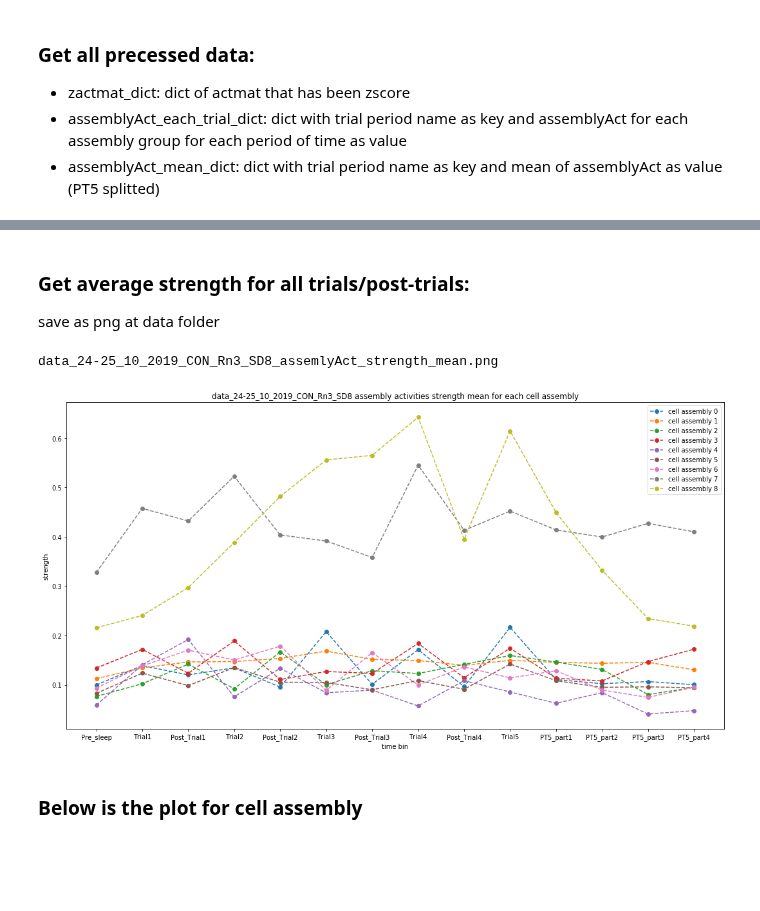
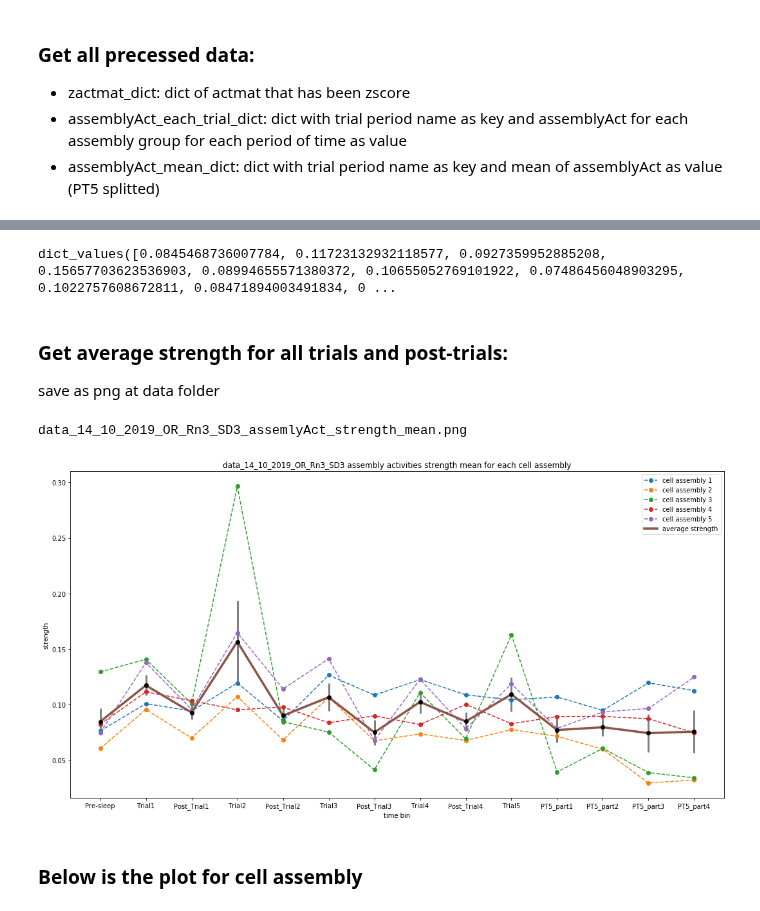
Before and after one commit to Baiguo0016/GenzelLab_cell_assembly_backup, a Jupyter notebook: CellAssemblyMatrixProcessing.ipynb, the cells around one changed output, grey strips where cells are left out. Drawn from its saved outputs; the diff is of its cells as text; code cells hidden in the pictures; blank space fills up the shorter version.

```diff
--- a/CellAssemblyMatrixProcessing.ipynb
+++ b/CellAssemblyMatrixProcessing.ipynb
@@ -41,7 +41,7 @@ def load_actmat(path):
 # %% [markdown]
 ### Change `foler_name` into the correct folder
 # %%
-folder_name = "data_24-25_10_2019_CON_Rn3_SD8"
+folder_name = "data_14_10_2019_OR_Rn3_SD3"
 path = "D:\Internship_Radbound\Cell_Assembly\\" + folder_name
 neuron_name_dict, actmat_dict = load_actmat(path)
 # %%
@@ -261,3 +253,10 @@ for duration_name, each_duration_actmat in actmat_dict_split_PT5.items():
     assemblyAct_mean_dict[duration_name] = [[x] for x in mean_each_assembly]
 # %%
 time_all_mean = combine_all_trial(assemblyAct_mean_dict, complete_list)
+# %%
+#Filter out the outliers of each trial
+time_all_mean_filered = np.where(time_all_mean < 0.5, time_all_mean, np.nan)
+# %%
+lst = list(time_all_mean_filered)
+# creating df object with columns specified
+mean_filter_df = pd.DataFrame(lst, columns = complete_list).dropna()
@@ -264,26 +265,43 @@ time_all_mean = combine_all_trial(assemblyAct_mean_dict, complete_list)
+# %%
+mean_of_each_time_period = mean_filter_df.mean()
+sem_of_each_time_period = mean_filter_df.sem()
+# %%
+dict(mean_of_each_time_period).values()
+# %% [output]
+dict_values([0.0845468736007784, 0.11723132932118577, 0.0927359952885208, 0.15657703623536903, 0.08994655571380372, 0.10655052769101922, 0.07486456048903295, 0.1022757608672811, 0.08471894003491834, 0 ...
 # %% [markdown]
-### Get average strength for all trials/post-trials:
+### Get average strength for all trials and post-trials:
 
 save as png at data folder
 # %%
 plt.figure(figsize=(15,8))
 labels = complete_list
+x = [x for x in range(len(labels))]
 ticks = [x for x in range(len(labels))]
-for index in range(len(time_all_mean)):
+for index in mean_filter_df.index:
+#     print(index)
     label_str = 'cell assembly '+ str(index)
-    plt.plot(time_all_mean[index], label = label_str, linestyle='--', marker='o')
+#     print(list(mean_filter_df.loc[index]))
+    plt.plot(list(mean_filter_df.loc[index]), label = label_str, linestyle='--', marker='o')
 plt.title(folder_name + ' assembly activities strength mean for each cell assembly')
 plt.xlabel('time bin')
 plt.ylabel('strength')
 plt.xticks(ticks, labels)
+
+plt.plot(mean_of_each_time_period, linewidth=3.5, label = "average strength")
+plt.errorbar(x, mean_of_each_time_period, sem_of_each_time_period,  fmt='ok', color='black',
+             ecolor='gray', elinewidth=3, capsize=0)
+# plt.axhline(y = 0.5, color = 'r', linestyle = '-')
+# plt.axhspan( 0.5, 1, color='silver', alpha=0.5, label = "outlier")
+
 plt.tight_layout()
 fig_name = folder_name +'_assemlyAct_strength_mean.png'
 print(fig_name)
 plt.legend()
 plt.savefig(fig_name)
 # %% [output]
-data_24-25_10_2019_CON_Rn3_SD8_assemlyAct_strength_mean.png
+data_14_10_2019_OR_Rn3_SD3_assemlyAct_strength_mean.png
-[figure, old version]
+[figure, new version]
 # %% [markdown]
 ### Below is the plot for cell assembly
 # %%
```
Also changed, not shown: parts of 7 cells of this notebook, 5 other files.
